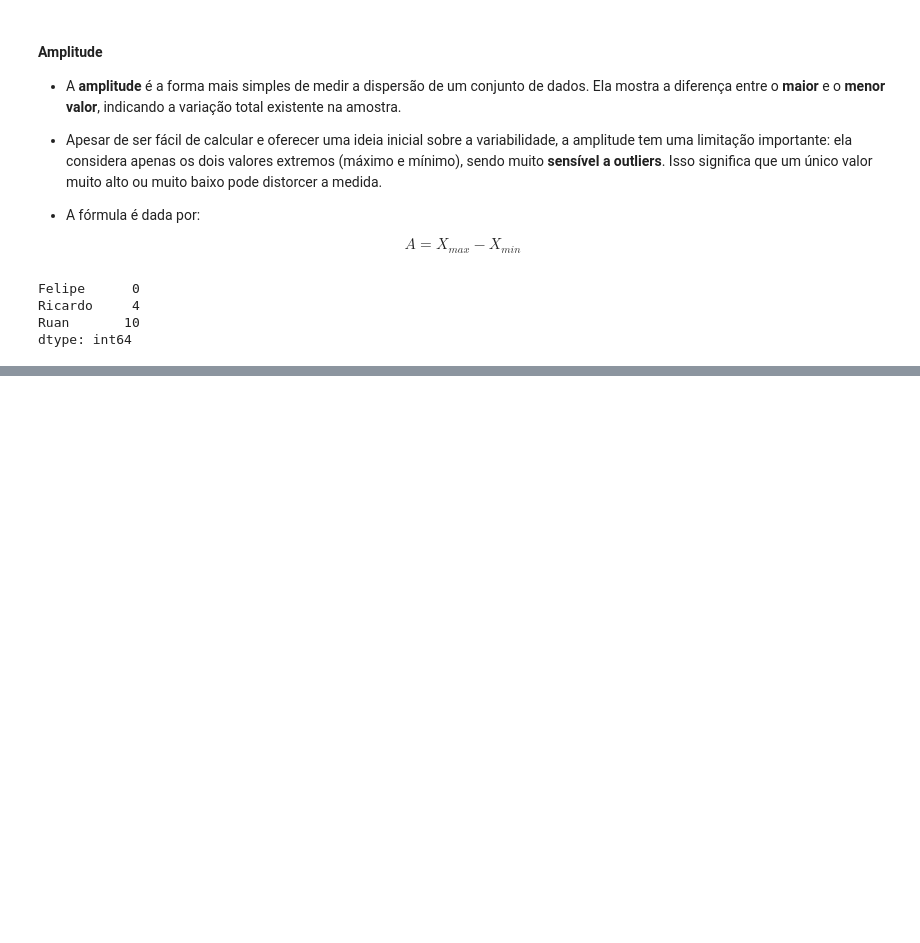
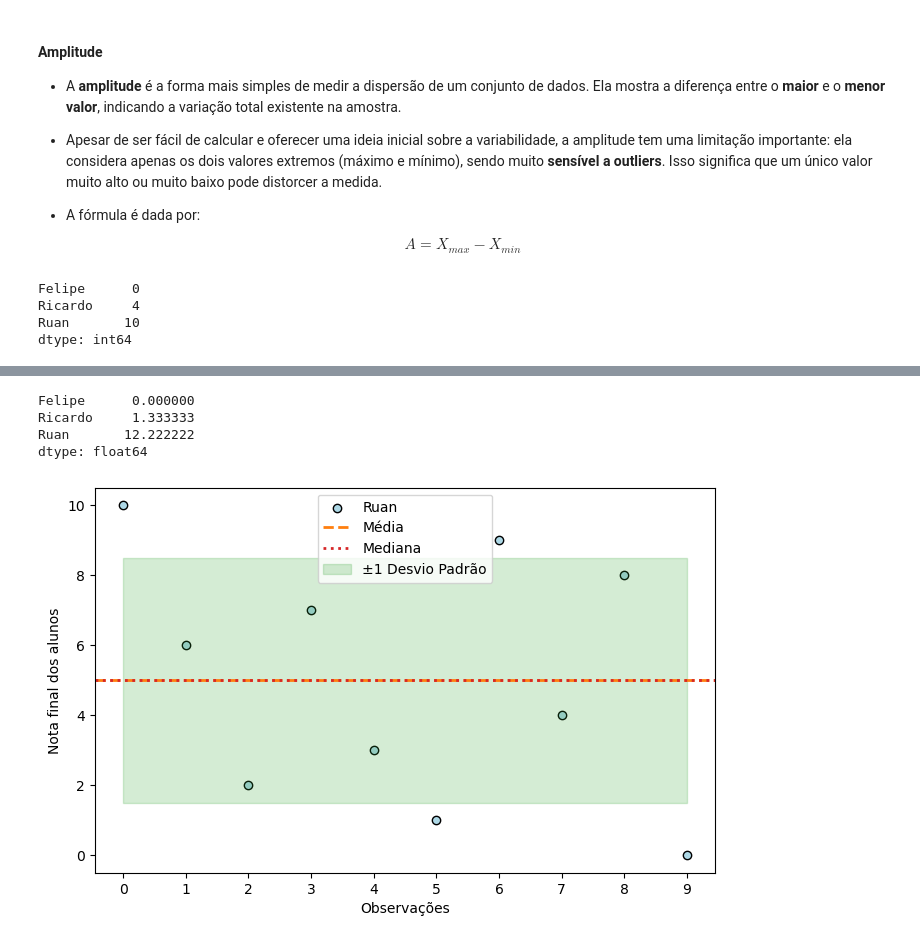
Before and after one commit to FelipeOrlandoLanzara/Data-Science, a Jupyter notebook: 3. Estatística/3.1. Estatística Descritiva/estatisitca_descritiva.ipynb, the cells around one changed output, grey strips where cells are left out. Saved outputs shown, nothing was run; the diff lists cells and outputs as text; code cells hidden in the pictures; blank space fills up the shorter version.

Commit message:
variancia e desvios

```diff
--- a/3. Estatística/3.1. Estatística Descritiva/estatisitca_descritiva.ipynb
+++ b/3. Estatística/3.1. Estatística Descritiva/estatisitca_descritiva.ipynb
@@ -573,0 +595,44 @@ $$S = \sqrt{S^2}$$
+# %%
+# Cálculo da variância
+df.var()
+# %% [output]
+Felipe      0.000000
+Ricardo     1.333333
+Ruan       12.222222
+dtype: float64
+# %%
+import matplotlib.pyplot as plt
+import matplotlib.ticker as mtick
+
+fig, ax = plt.subplots(figsize=(8,5))
+
+# Gráfico de barras em vez de pontos
+ax.scatter(df.index, df["Ruan"], color="lightblue", edgecolor="black", label="Ruan")
+
+# Linha da média
+ax.axhline(df["Ruan"].mean(), color="C1", linestyle="--", linewidth=2, label="Média")
+
+# Linha da mediana
+ax.axhline(df["Ruan"].median(), color="C3", linestyle=":", linewidth=2, label="Mediana")
+
+# Faixa do desvio padrão (sombreada)
+media = df["Ruan"].mean()
+std = df["Ruan"].std()
+ax.fill_between(
+    df.index,
+    media - std,
+    media + std,
+    color="C2",
+    alpha=0.2,
+    label="±1 Desvio Padrão"
+)
+
+# Ajustes do eixo
+ax.xaxis.set_major_locator(mtick.MaxNLocator(integer=True))
+ax.set_ylabel("Nota final dos alunos")
+ax.set_xlabel("Observações")
+ax.legend()
+
+plt.show()
+# %% [output]
+[figure, added]
```
Also changed, not shown: parts of 8 cells of this notebook.
